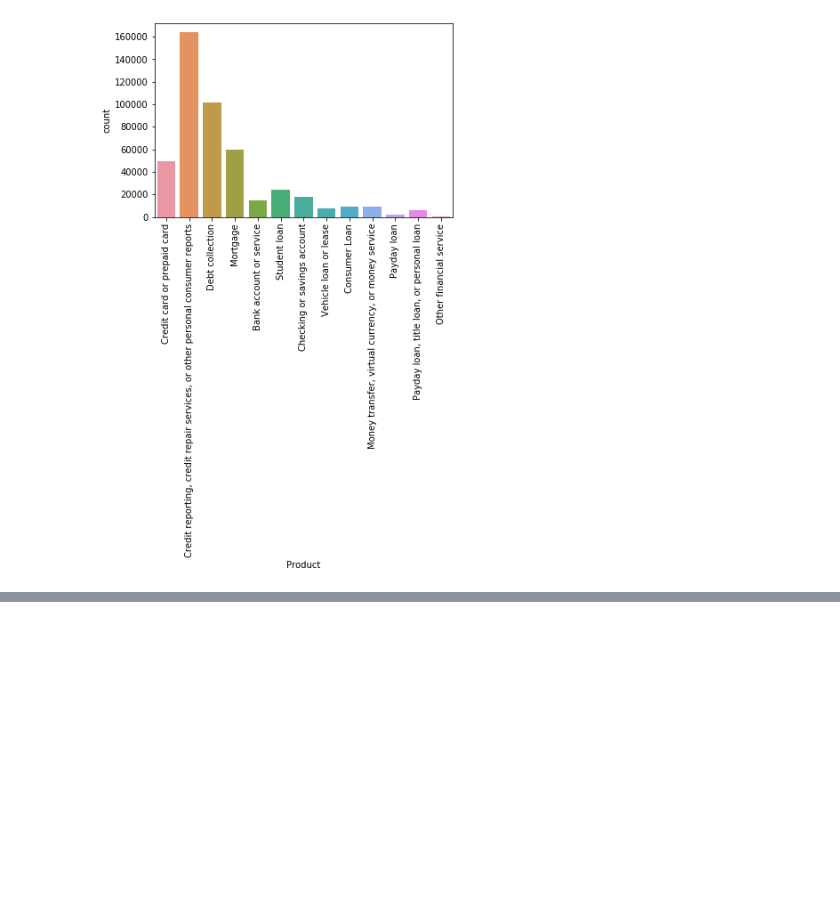
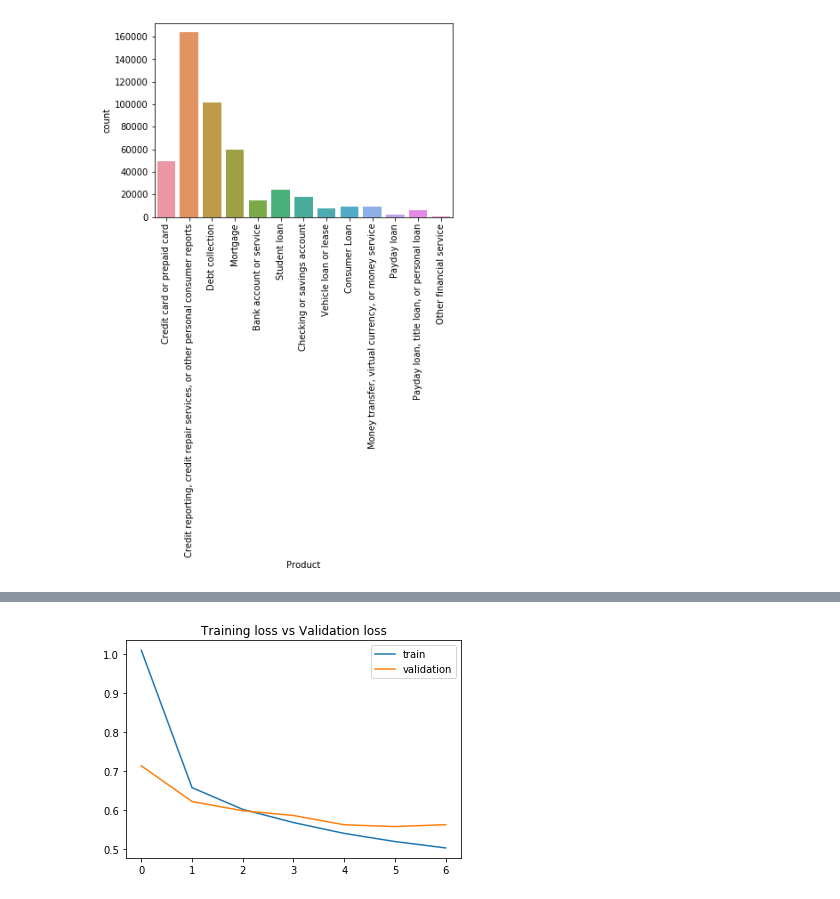
Before and after one commit to RajP99/Customer-Compalint-Classification-using-LSTM, a Jupyter notebook: Complaint Category Classification.ipynb, the cells around one changed output, grey strips where cells are left out. Cells and saved outputs as stored; diff of their text form; code cells hidden in the pictures; blank space fills up the shorter version.

```diff
--- a/Complaint Category Classification.ipynb
+++ b/Complaint Category Classification.ipynb
@@ -100,0 +196,11 @@ plot_countplot(data)
+# %%
+#Create embedding matrix for weights that will be passed to the model
+def create_embedding_matrix(embeddings_index, word_index):
+    embedding_matrix = np.zeros((len(word_index)+1, 100))
+    for word, i in word_index.items():
+        embedding_vector = embeddings_index.get(word)
+        if embedding_vector is not None:
+            embedding_matrix[i] = embedding_vector
+    return embedding_matrix
+# %%
+embedding_matrix = create_embedding_matrix(embeddings_index, word_index)
@@ -100,0 +213,8 @@ plot_countplot(data)
+# %%
+model = Sequential()
+model.add(Embedding(len(word_index)+1, 100, weights=[embedding_matrix], input_length=X.shape[1], trainable=False))
+model.add(LSTM(100))
+model.add(Dense(13, activation="softmax"))
+model.compile(loss="categorical_crossentropy", optimizer="adam", metrics=['accuracy'])
+# %%
+trained_model = model.fit(X_train, y_train, epochs=10, batch_size=64, validation_split=0.15, callbacks=[EarlyStopping(monitor='val_loss')])
@@ -100,0 +237,8 @@ plot_countplot(data)
+# %%
+plt.title("Training loss vs Validation loss")
+plt.plot(trained_model.history['loss'], label='train')
+plt.plot(trained_model.history['val_loss'], label='validation')
+plt.legend()
+plt.show()
+# %% [output]
+[figure, added]
```
Also changed, not shown: parts of 28 cells of this notebook.
